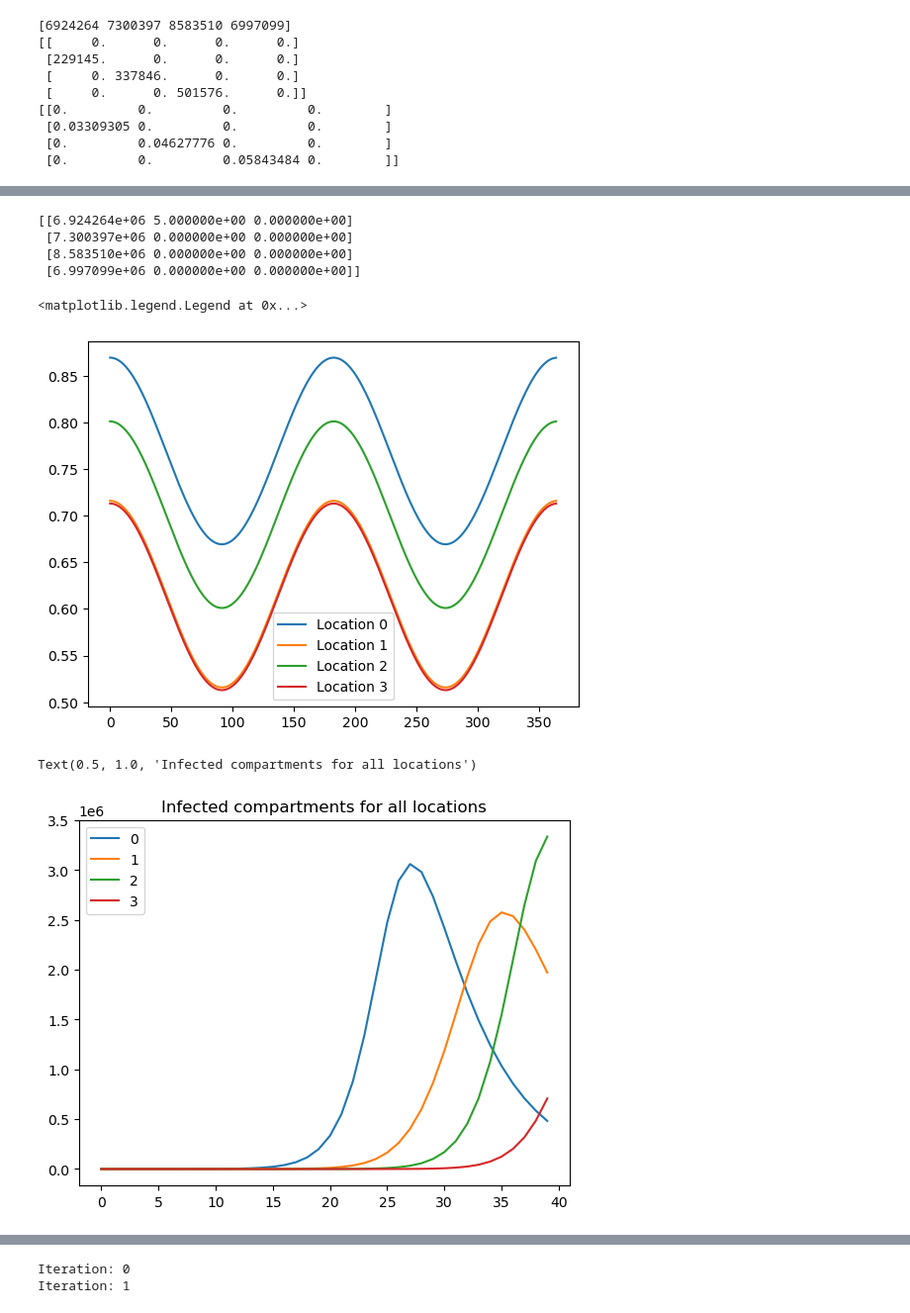
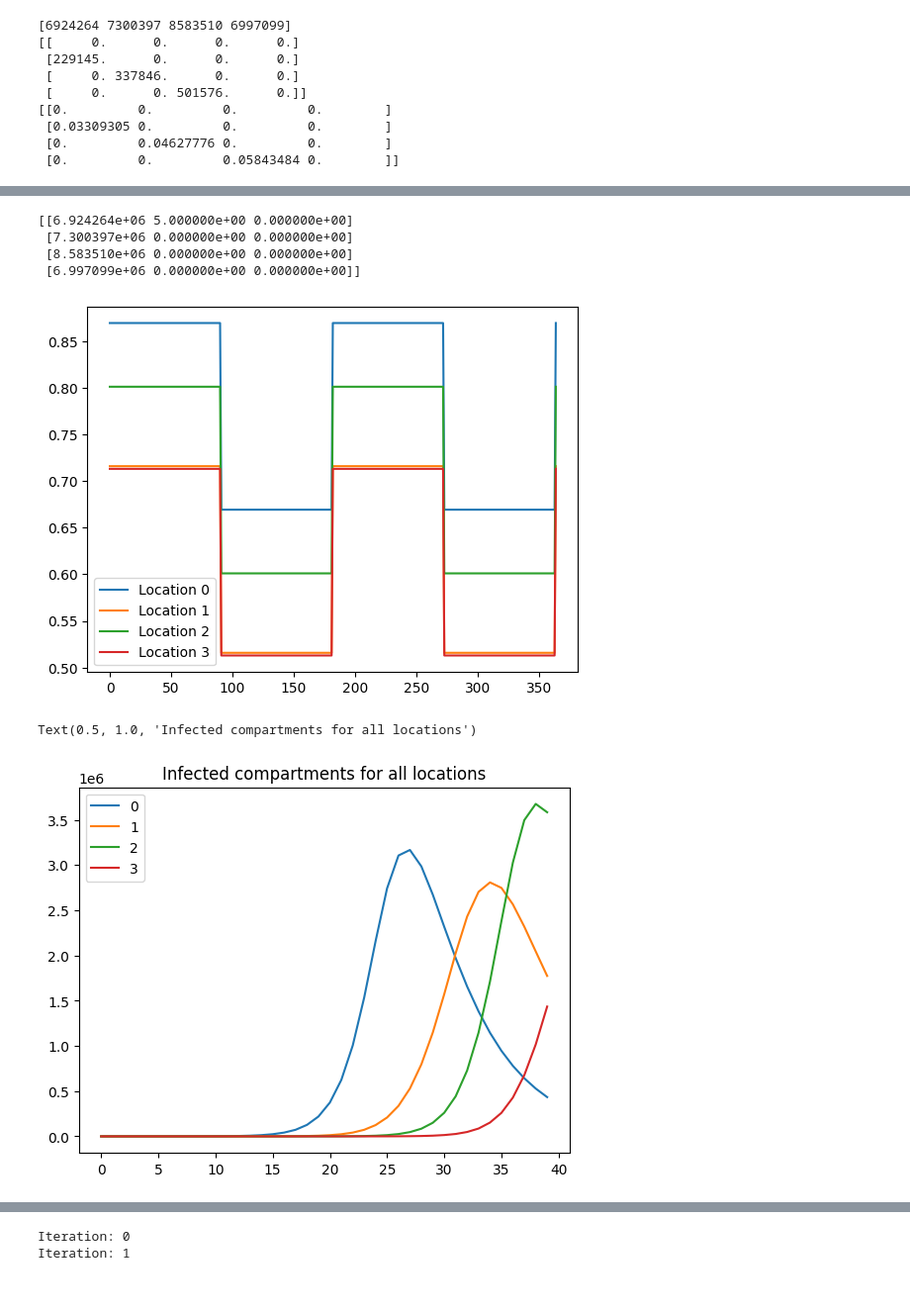
Before and after one commit to atiumcache/spatial-forecast, a Jupyter notebook: movement_toy_v02_1.ipynb, the cells around one changed output, grey strips where cells are left out. Shown at 99% size. Cells and saved outputs as stored; diff of their text form; code cells hidden in the pictures.

Commit message:
generate step beta

```diff
--- a/movement_toy_v02_1.ipynb
+++ b/movement_toy_v02_1.ipynb
@@ -83,40 +83,70 @@ def gen_initial_cond(population):
     S = population - I
     R= np.zeros(n)
     #return transpose of the array
     return np.array([S,I,R]).T
 
 
 '''test if the function is working correctly'''
 initial_cond = gen_initial_cond(population)
 initial_cond[0,1] = 5
 print(initial_cond)
 
 '''gen_beta function generates a numpy array of n by t floats representing the transmission rate in each pair of locations.
 The transmission rate has a seasonality pattern that is a normal distribution
 center at a random number between 0.1 and 0.3, variance 0.01, and cosine seasonality function that has period 365 days.'''
 def gen_beta(n, t):
-    beta_mean = np.random.uniform(0.6, 0.8,n)
+    beta_mean = np.random.uniform(0.6, 0.8, n)
     #for each mean, generate a random normal distribution with variance 0.01
     #combine the seasonality pattern with the random normal distribution
     beta = np.array([beta_mean[i] + 0.1*np.cos(4*np.pi*np.arange(t)/365) for i in range(n)])
     #inject some noise to beta
     #comment the following line to remove noise if needed
     #beta += np.random.normal(0, 0.01, (n,t))
     return beta
 
-'''plot beta and if the function is working correctly'''
-real_beta = gen_beta(n, 365)
-#add legend to the plot
+
+def switch_beta_value(current_value: float, high_value: float, low_value: float) -> float:
+    """
+    Helper function for gen_step_beta()
+    Switches the beta value from high to low or vice versa.
+    """
+    return low_value if current_value == high_value else high_value
+
+
+def gen_step_beta(n: int, t: int, period=91) -> np.ndarray:
+    """
+    Generate a step-function beta.
+    Switches value at each period.
+    """
+    beta_mean = np.random.uniform(0.6, 0.8, n)
+
+    beta = np.zeros((n, t))
+
+    for i in range(n):
+        high_value = beta_mean[i] + 0.1
+        low_value = beta_mean[i] - 0.1
+        current_value = high_value
+        for day in range(t):
+            if day % period == 0 and day != 0:
+                current_value = switch_beta_value(current_value, high_value, low_value)
+            beta[i, day] = current_value
+
+    return beta
+
+
+step_beta = gen_step_beta(n, 365)
 for i in range(n):
-    plt.plot(real_beta[i], label='Location '+str(i))
+    plt.plot(step_beta[i], label='Location ' + str(i))
 plt.legend()
+
+
+real_beta = step_beta
 # %% [output]
 [[6.924264e+06 5.000000e+00 0.000000e+00]
  [7.300397e+06 0.000000e+00 0.000000e+00]
  [8.583510e+06 0.000000e+00 0.000000e+00]
  [6.997099e+06 0.000000e+00 0.000000e+00]]
-<matplotlib.legend.Legend at 0x...>
-[figure, old version]
+[figure, new version]
 # %%
 '''We start each time step by running the tau leaping algorithm on our
 day time population. The day time tau leap is moving compartments to different locations.
@@ -259,7 +289,7 @@ plt.legend(range(n))
 plt.title('Infected compartments for all locations')
 # %% [output]
 Text(0.5, 1.0, 'Infected compartments for all locations')
-[figure, old version]
+[figure, new version]
 # %%
 #plot suseptible compartments for all locations together in one plot
 plt.plot(results[:,:,0])
```
Also changed, not shown: parts of 6 cells of this notebook, 1 other file.
